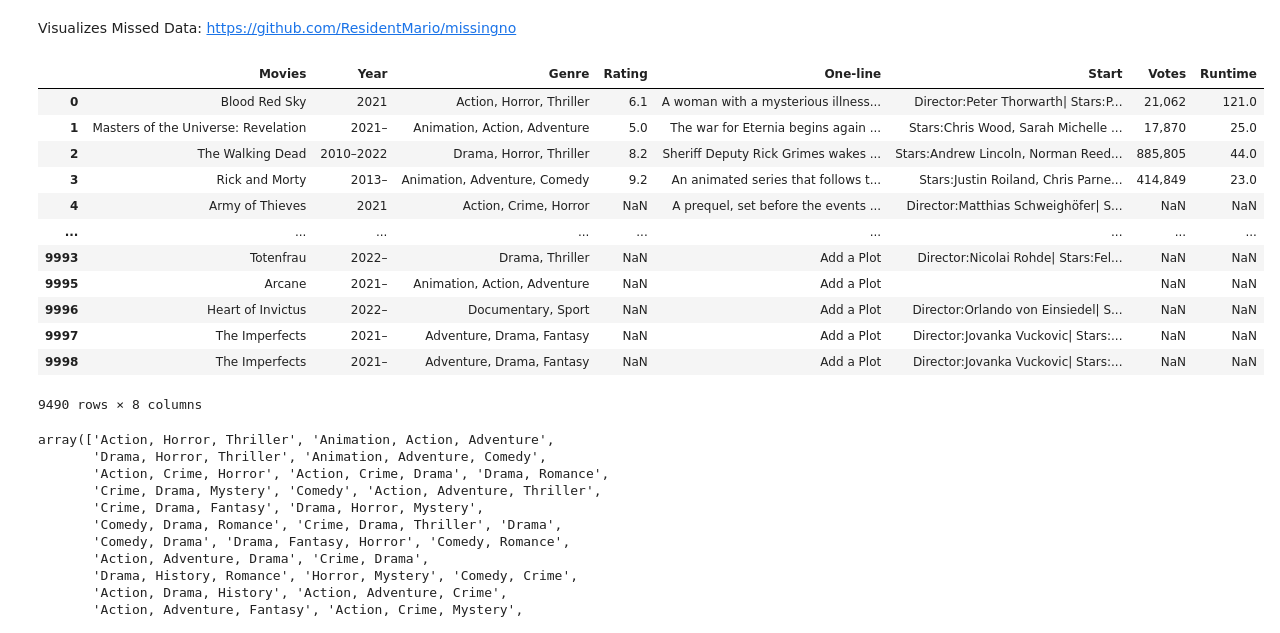
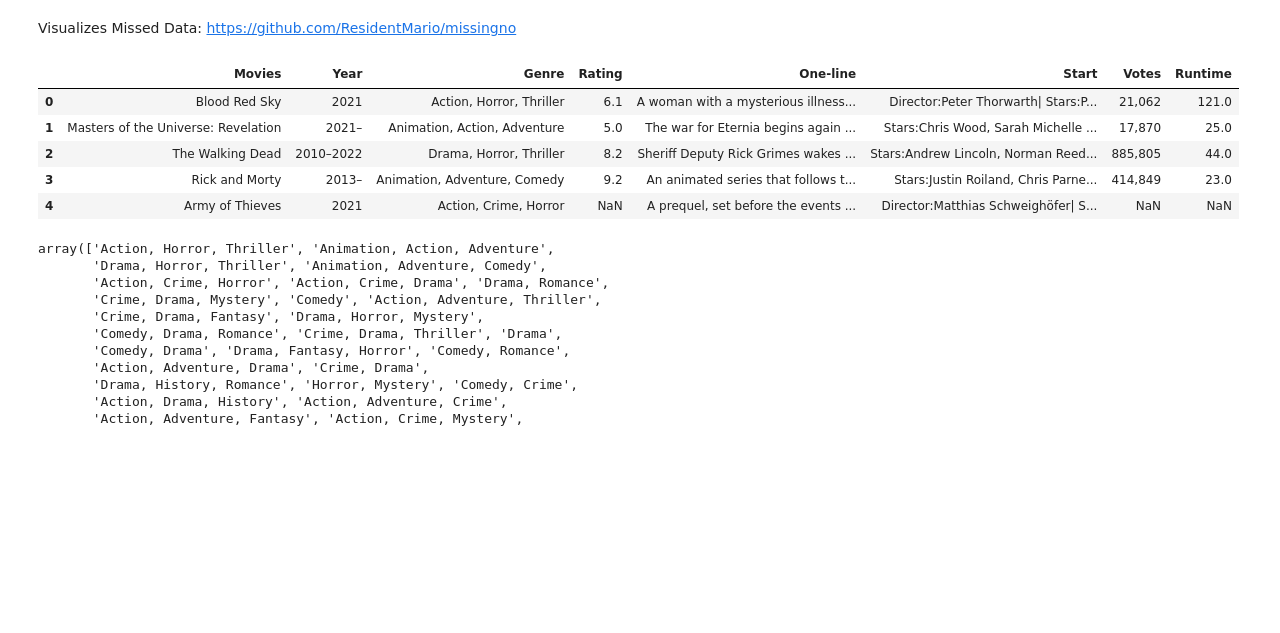
Before and after one commit to justinacgray/Data_Science, a Jupyter notebook: data_cleaning/movie_cleaning/movie.ipynb, the cells around one changed output. Cells and saved outputs as stored; diff of their text form; code cells hidden in the pictures; blank space fills up the shorter version.

```diff
--- a/data_cleaning/movie_cleaning/movie.ipynb
+++ b/data_cleaning/movie_cleaning/movie.ipynb
@@ -4,10 +4,10 @@ Dataset came from Kaggle => https://www.kaggle.com/datasets/bharatnatrayn/movies
 import pandas as pd
 import numpy as np
 import re
-pd.set_option('display.max_rows', 10)
+pd.set_option('display.max_rows', None)
 # %%
 filename = './movies.csv'
-movies_df = pd.read_csv(filename, skipinitialspace = True)
+movies_df = pd.read_csv(filename)
 movies_df.info()
 movies_df.head()
 # %% [output]
@@ -184,21 +184,14 @@ def cleanStringData(df):
 Visualizes Missed Data: https://github.com/ResidentMario/missingno
 # %%
 movies_df = cleanStringData(movies_df)
-movies_df
+movies_df.head()
 # %% [output]
 |  | Movies | Year | Genre | Rating | One-line | Start | Votes | Runtime |
 | 0 | Blood Red Sky | 2021 | Action, Horror, Thriller | 6.1 | A woman with a mysterious illness... | Director:Peter Thorwarth| Stars:P... | 21,062 | 121.0 |
 | 1 | Masters of the Universe: Revelation | 2021– | Animation, Action, Adventure | 5.0 | The war for Eternia begins again ... | Stars:Chris Wood, Sarah Michelle ... | 17,870 | 25.0 |
 | 2 | The Walking Dead | 2010–2022 | Drama, Horror, Thriller | 8.2 | Sheriff Deputy Rick Grimes wakes ... | Stars:Andrew Lincoln, Norman Reed... | 885,805 | 44.0 |
 | 3 | Rick and Morty | 2013– | Animation, Adventure, Comedy | 9.2 | An animated series that follows t... | Stars:Justin Roiland, Chris Parne... | 414,849 | 23.0 |
 | 4 | Army of Thieves | 2021 | Action, Crime, Horror | NaN | A prequel, set before the events ... | Director:Matthias Schweighöfer| S... | NaN | NaN |
-| ... | ... | ... | ... | ... | ... | ... | ... | ... |
-| 9993 | Totenfrau | 2022– | Drama, Thriller | NaN | Add a Plot | Director:Nicolai Rohde| Stars:Fel... | NaN | NaN |
-| 9995 | Arcane | 2021– | Animation, Action, Adventure | NaN | Add a Plot |  | NaN | NaN |
-| 9996 | Heart of Invictus | 2022– | Documentary, Sport | NaN | Add a Plot | Director:Orlando von Einsiedel| S... | NaN | NaN |
-| 9997 | The Imperfects | 2021– | Adventure, Drama, Fantasy | NaN | Add a Plot | Director:Jovanka Vuckovic| Stars:... | NaN | NaN |
-| 9998 | The Imperfects | 2021– | Adventure, Drama, Fantasy | NaN | Add a Plot | Director:Jovanka Vuckovic| Stars:... | NaN | NaN |
-9490 rows × 8 columns
 # %%
 # checking to make sure extra white space is taken out
 movies_df['Genre'].unique()
```
Also changed, not shown: parts of 19 cells of this notebook.
